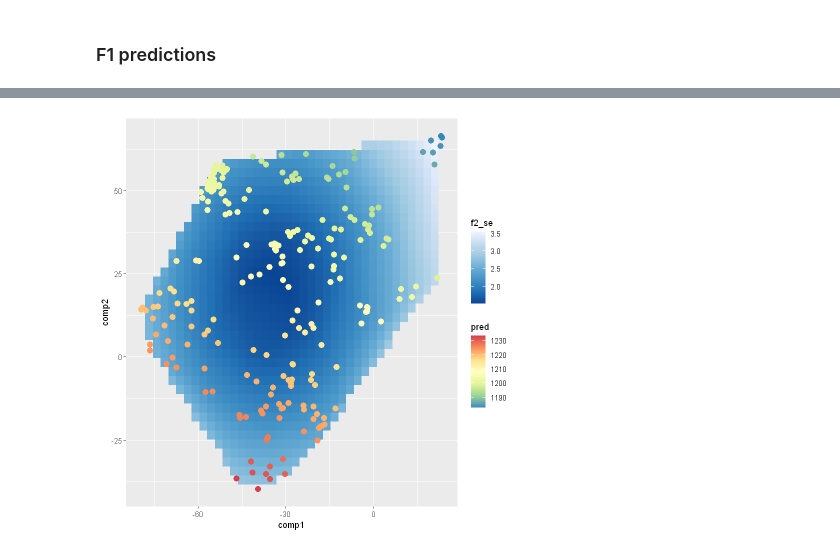
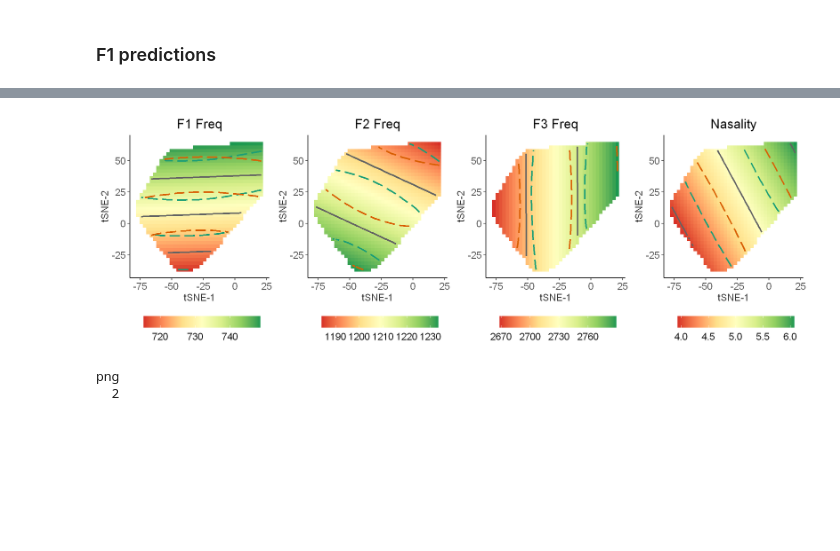
Before and after one commit to seantyh/hosaurus, a Jupyter notebook: lmer_ho_aligned_tsne.ipynb, the cells around one changed output, grey strips where cells are left out. Cells and saved outputs as stored; diff of their text form; code cells hidden in the pictures; blank space fills up the shorter version.

Commit message:
add ac_tsne.png

```diff
--- a/lmer_ho_aligned_tsne.ipynb
+++ b/lmer_ho_aligned_tsne.ipynb
@@ -169,16 +214,27 @@ Loading required package: akima
 # %%
-predFun <- function(fit) {
+pred.func <- function(fit) {
     predict(fit, re.form=NA)
 }
+nbin=4
 # %% [markdown]
 ### F1 predictions
 # %%
-boot_mf1 <- bootMer(m_f1, nsim=200, FUN=predFun,seed=101)
-predf1_mean = apply(boot_mf1$t, 2, mean)
-predf1_se = apply(boot_mf1$t, 2, function(x) sd(x)/sqrt(length(x)))
-interp_f1 = interp(vdata$comp1, vdata$comp2, predf1_se)
-grid_f1se = expand.grid(interp_f1$x, interp_f1$y)
-names(grid_f1se) = c("comp1", "comp2")
-grid_f1se$f1_se = as.numeric(interp_f1$z)
-grid_f1se = grid_f1se[!is.na(grid_f1se$f1_se),]
+boot_lmer = function(lme_obj){
+    boot_obj = bootMer(lme_obj, nsim=200, FUN=pred.func,seed=101)
+    pred_mean = apply(boot_obj$t, 2, mean)
+    pred_se = apply(boot_obj$t, 2, sd)
+    interp_se = interp(vdata$comp1, vdata$comp2, pred_se)
+    interp_M = interp(vdata$comp1, vdata$comp2, pred_mean)
+    grid_obj = expand.grid(interp_M$x, interp_M$y)
+    names(grid_obj) = c("comp1", "comp2")
+    grid_obj$M = as.numeric(interp_M$z)
+    grid_obj$se = as.numeric(interp_se$z)
+    grid_obj = grid_obj[apply(!is.na(grid_obj[,c("M", "se")]), 1, all),]
+    list(pred_mean=pred_mean, pred_se=pred_se, grid_df=grid_obj)
+}
+# %%
+boot_pred_f1 = boot_lmer(m_f1)
+boot_pred_f2 = boot_lmer(m_f2)
+boot_pred_f3 = boot_lmer(m_f3)
+boot_pred_nas = boot_lmer(m_nas)
 # %%
@@ -202,9 +282,18 @@ grid_f2se = grid_f2se[!is.na(grid_f2se$f2_se),]
-# %%
-pred_f2 = data.frame(x=vdata$comp1, y=vdata$comp2, pred=predf2_mean)
-ggplot() +
-    geom_raster(data=grid_f2se, aes(x=comp1, y=comp2, fill=f2_se)) +
-    geom_contour(color="white") + scale_fill_distiller(palette='Blues', direction=-1) +
-    geom_point(data=pred_f2, aes(x=x, y=y, color=pred), size=3) +
-    scale_color_distiller(palette='Spectral')
-# %% [output]
-[figure, removed]
+# %%
+options(repr.plot.width=12, repr.plot.height=4, repr.plot.res=200)
+p1 = plot_acoustic_effect(boot_pred_f1, "F1 Freq")
+p2 = plot_acoustic_effect(boot_pred_f2, "F2 Freq")
+p3 = plot_acoustic_effect(boot_pred_f3, "F3 Freq")
+p4 = plot_acoustic_effect(boot_pred_nas, "Nasality")
+p_grid = arrangeGrob(p1, p2, p3, p4, nrow=1)
+# %%
+grid.draw(p_grid)
+# %% [output]
+[figure, added]
+# %%
+png("ac_tsne.png", width=12, height=4, units="in", res=200)
+grid.draw(p_grid)
+dev.off()
+# %% [output]
+png
+  2
```
Also changed, not shown: parts of 10 cells of this notebook, 2 other files.
